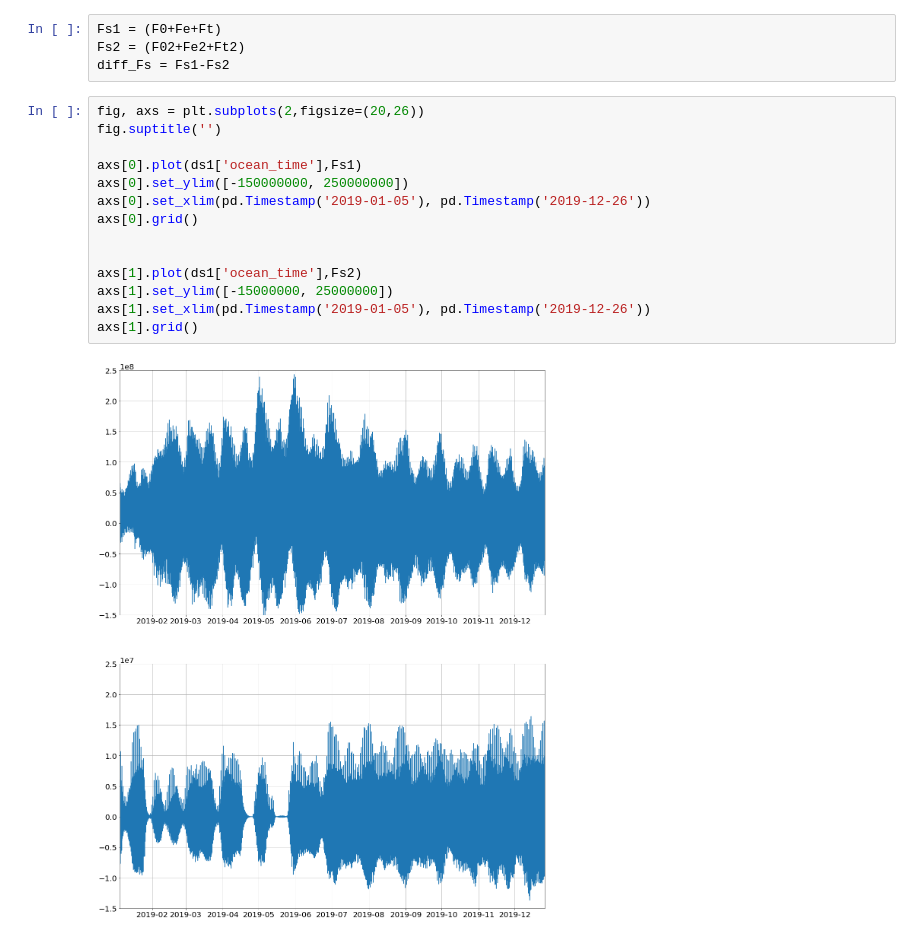
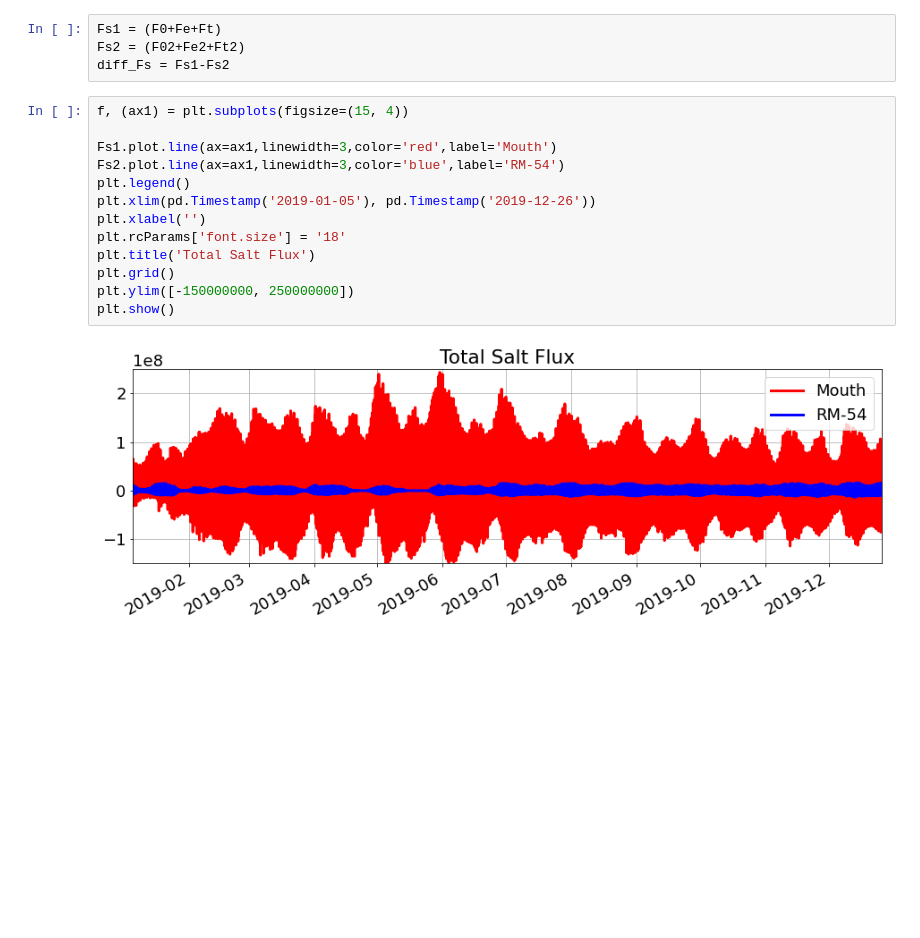
Before and after one commit to salme146/delaware_bay_salinity_study, a Jupyter notebook: Model_Output/Salt_Flux_2019_Tide_Run_2transects.ipynb, the cells around one changed output. Cells and saved outputs as stored; diff of their text form; blank space fills up the shorter version.

Commit message:
add salt flux sample code

```diff
--- a/Model_Output/Salt_Flux_2019_Tide_Run_2transects.ipynb
+++ b/Model_Output/Salt_Flux_2019_Tide_Run_2transects.ipynb
@@ -605,19 +605,18 @@ ds_tidal_rm54.to_netcdf("Salt_Flux_2019_testcoawst_tidal_rm54.nc")
 Fs1 = (F0+Fe+Ft)
 Fs2 = (F02+Fe2+Ft2)
 diff_Fs = Fs1-Fs2
-# %%
-fig, axs = plt.subplots(2,figsize=(20,26))
-fig.suptitle('')
-
-axs[0].plot(ds1['ocean_time'],Fs1)
-axs[0].set_ylim([-150000000, 250000000])
-axs[0].set_xlim(pd.Timestamp('2019-01-05'), pd.Timestamp('2019-12-26'))
-axs[0].grid()
-
-
-axs[1].plot(ds1['ocean_time'],Fs2)
-axs[1].set_ylim([-15000000, 25000000])
-axs[1].set_xlim(pd.Timestamp('2019-01-05'), pd.Timestamp('2019-12-26'))
-axs[1].grid()
-# %% [output]
-[figure, removed]
+# %%
+f, (ax1) = plt.subplots(figsize=(15, 4))
+
+Fs1.plot.line(ax=ax1,linewidth=3,color='red',label='Mouth')
+Fs2.plot.line(ax=ax1,linewidth=3,color='blue',label='RM-54')
+plt.legend()
+plt.xlim(pd.Timestamp('2019-01-05'), pd.Timestamp('2019-12-26'))
+plt.xlabel('')
+plt.rcParams['font.size'] = '18'
+plt.title('Total Salt Flux')
+plt.grid()
+plt.ylim([-150000000, 250000000])
+plt.show()
+# %% [output]
+[figure, added]
```
